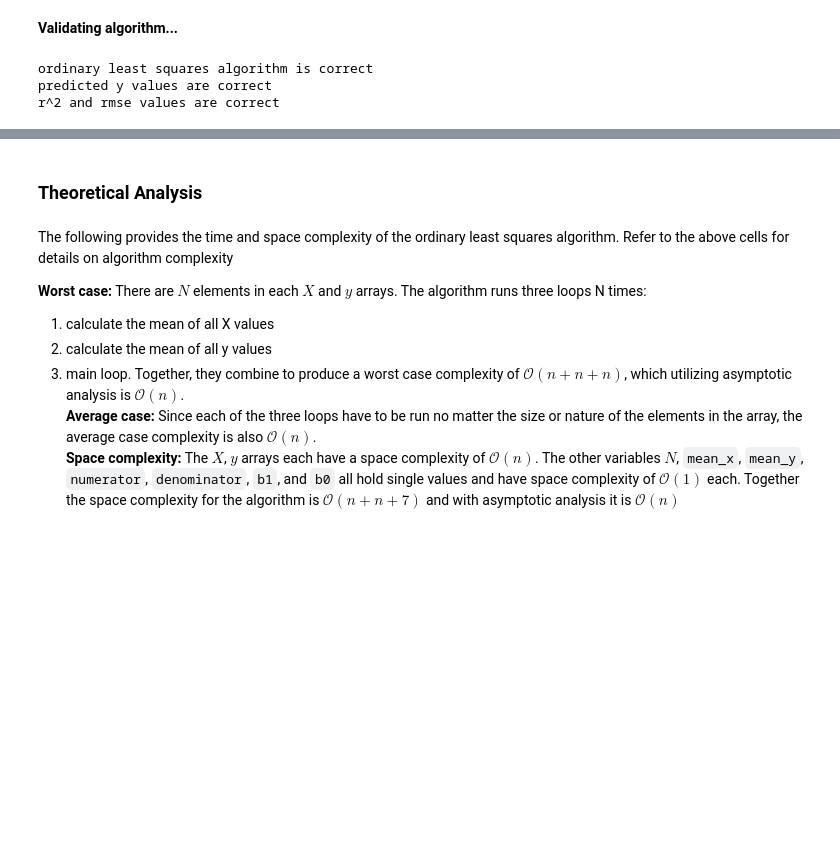
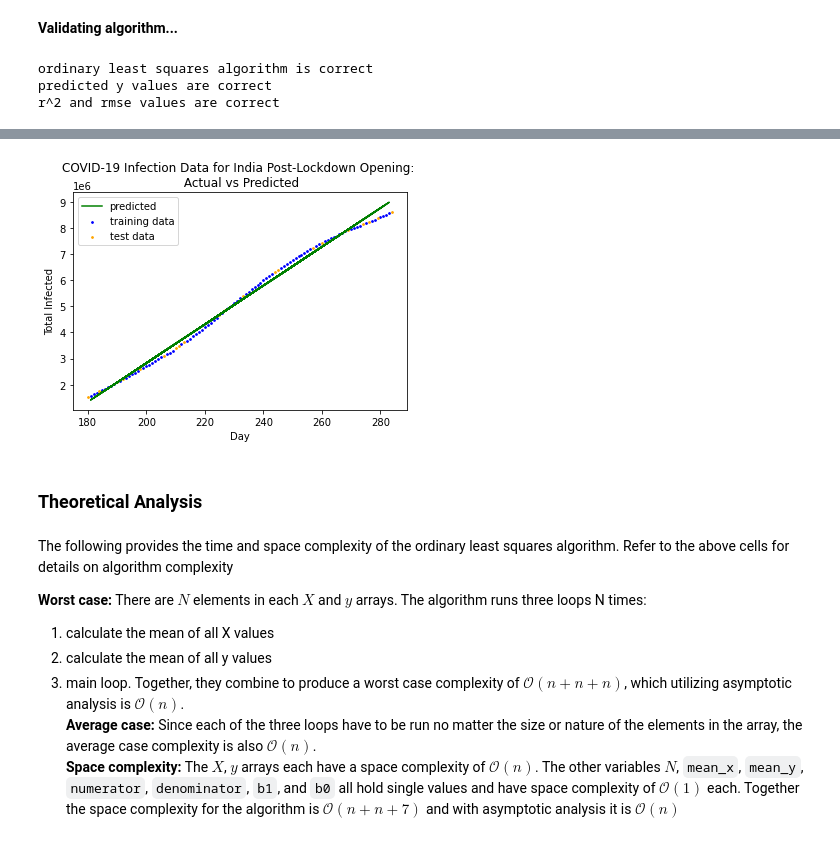
Before and after one commit to skasim/linear-regression, a Jupyter notebook: Kasim-ProjectFinal.ipynb, the cells around one changed output, grey strips where cells are left out. Drawn from its saved outputs; the diff is of its cells as text; code cells hidden in the pictures; blank space fills up the shorter version.

Commit message:
add plots

```diff
--- a/Kasim-ProjectFinal.ipynb
+++ b/Kasim-ProjectFinal.ipynb
@@ -329,0 +221,19 @@ print(df)
+# %%
+def draw_demo_covid_graph(plt, X_train, y_train, X_test, y_test, y_pred_train, title):
+    # plotting points
+    plt.scatter(X_train, y_train, label='training data', color='blue', s=3)
+    plt.scatter(X_test, y_test, label='test data', color='orange', s=3)
+    # plotting predicted line
+    plt.plot(X_train, y_pred_train, color='green', label='predicted')
+    # add x-label
+    plt.xlabel('Day')
+    # add y-label
+    plt.ylabel('Total Infected')
+    # plot title
+    plt.title(title)
+    # show legend
+    plt.legend()
+    #show graph
+    plt.show()
+# %%
+X_train, y_train, X_test, y_test, y_pred_train = algorithm_demo_with_covid_data(post_opening)
@@ -330,3 +246,7 @@ print(df)
+# %%
+draw_demo_covid_graph(plt,X_train, y_train, X_test, y_test, y_pred_train, 'COVID-19 Infection Data for India Post-Lockdown Opening: \n Actual vs Predicted')
+# %% [output]
+[figure, added]
 # %% [markdown]
 ### Theoretical Analysis
 # %% [markdown]
```
Also changed, not shown: parts of 23 cells of this notebook, 3 other files.
